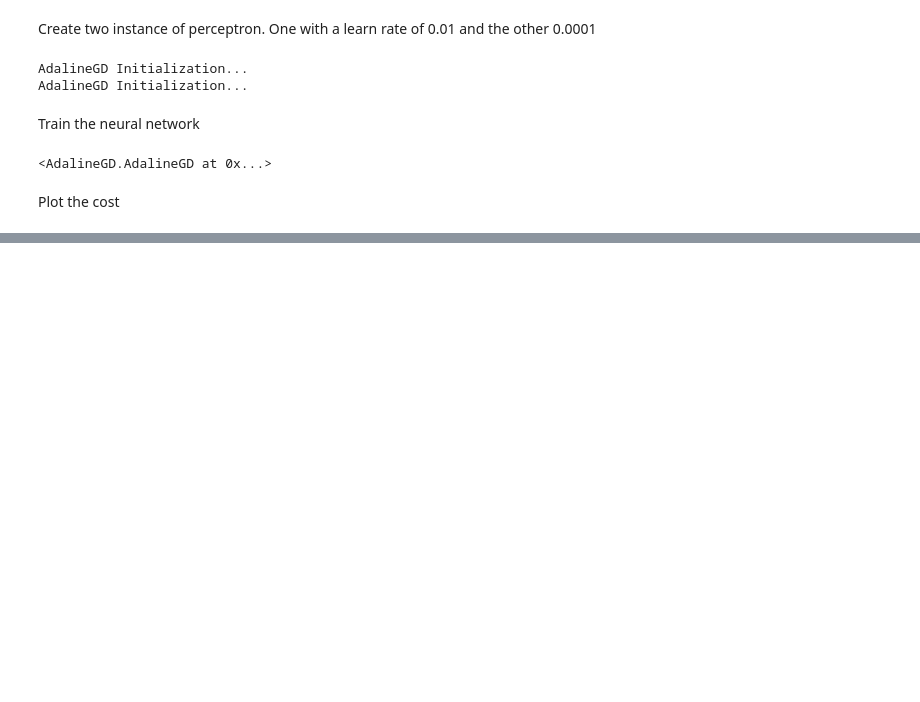
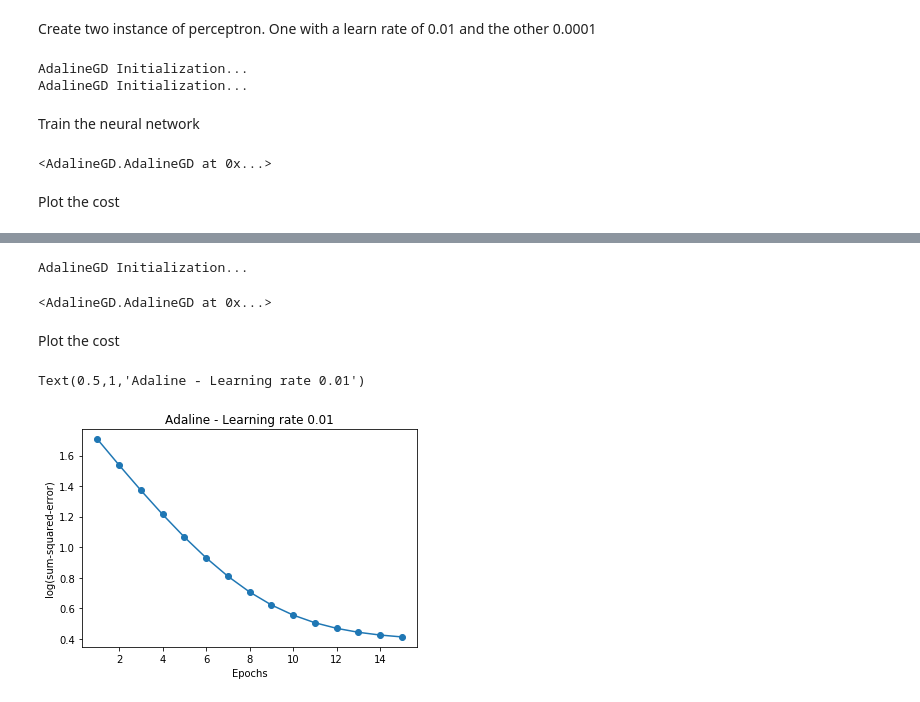
Before and after one commit to Hansastro/Machine-Learning, a Jupyter notebook: Python_Machine_Learning/Chap2/Iris_Classifier.ipynb, the cells around one changed output, grey strips where cells are left out. Drawn from its saved outputs; the diff is of its cells as text; code cells hidden in the pictures; blank space fills up the shorter version.

```diff
--- a/Python_Machine_Learning/Chap2/Iris_Classifier.ipynb
+++ b/Python_Machine_Learning/Chap2/Iris_Classifier.ipynb
@@ -172,0 +200,16 @@ plt.show()
+# %%
+ada = AdalineGD.AdalineGD(eta=0.01, n_iter=15)
+ada.fit(X_std, y)
+# %% [output]
+AdalineGD Initialization...
+<AdalineGD.AdalineGD at 0x...>
+# %% [markdown]
+Plot the cost
+# %%
+plt.plot(range(1, len(ada.cost_) + 1), np.log10(ada.cost_), marker='o')
+plt.xlabel('Epochs')
+plt.ylabel('log(sum-squared-error)')
+plt.title('Adaline - Learning rate 0.01')
+# %% [output]
+Text(0.5,1,'Adaline - Learning rate 0.01')
+[figure, added]
```
Also changed, not shown: parts of 16 cells of this notebook.
